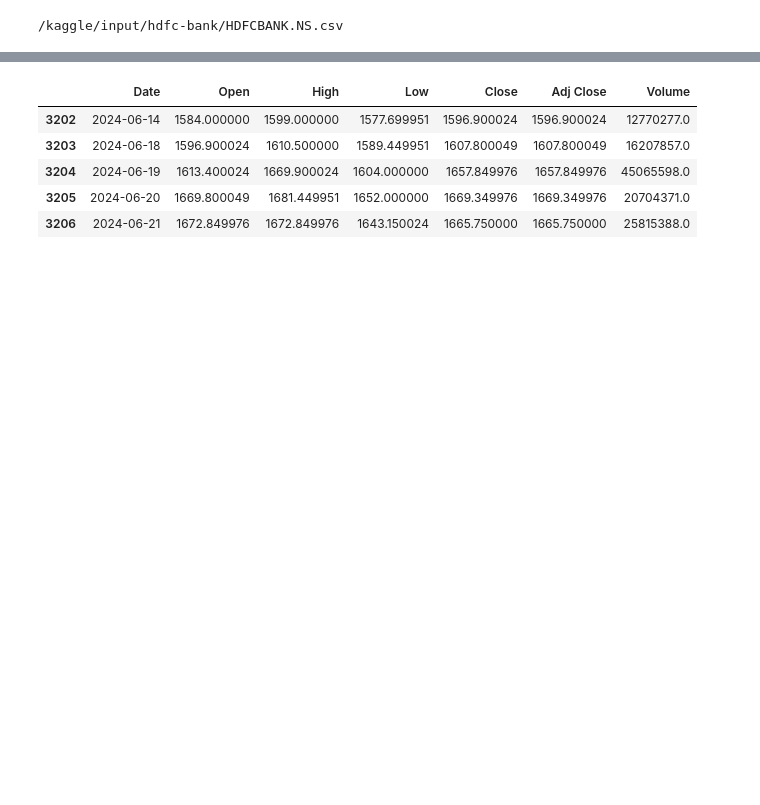
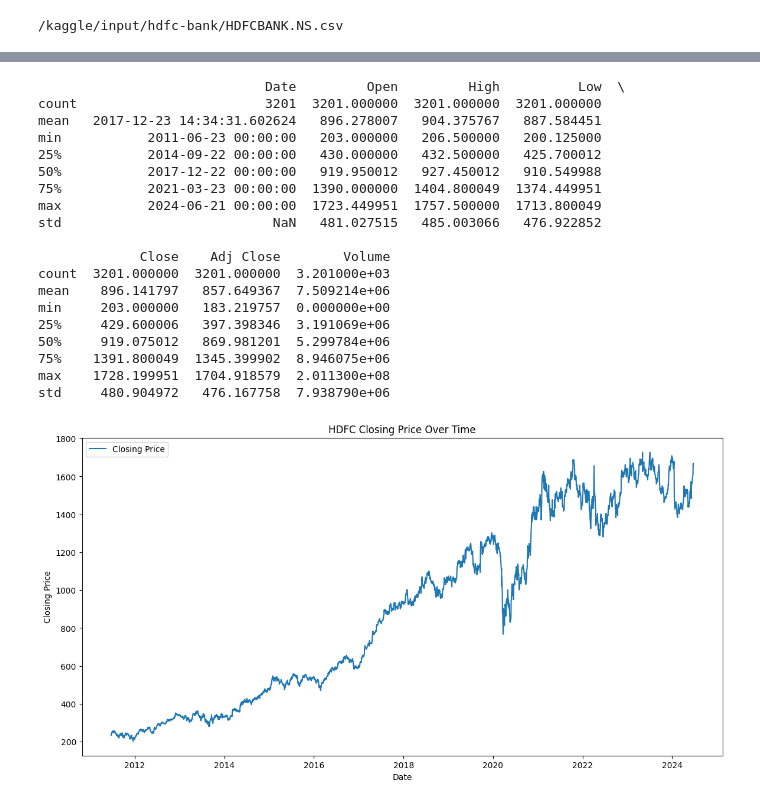
Before and after one commit to diwa-hack/HDFC_BANK-stock, a Jupyter notebook: project-lstm.ipynb, the cells around one changed output, grey strips where cells are left out. Saved outputs shown, nothing was run; the diff lists cells and outputs as text; code cells hidden in the pictures; blank space fills up the shorter version.

```diff
--- a/project-lstm.ipynb
+++ b/project-lstm.ipynb
@@ -36,9 +50,0 @@ df = pd.read_csv('/kaggle/input/hdfc-bank/HDFCBANK.NS.csv')
-# %%
-df.tail()
-# %% [output]
-|  | Date | Open | High | Low | Close | Adj Close | Volume |
-| 3202 | 2024-06-14 | 1584.000000 | 1599.000000 | 1577.699951 | 1596.900024 | 1596.900024 | 12770277.0 |
-| 3203 | 2024-06-18 | 1596.900024 | 1610.500000 | 1589.449951 | 1607.800049 | 1607.800049 | 16207857.0 |
-| 3204 | 2024-06-19 | 1613.400024 | 1669.900024 | 1604.000000 | 1657.849976 | 1657.849976 | 45065598.0 |
-| 3205 | 2024-06-20 | 1669.800049 | 1681.449951 | 1652.000000 | 1669.349976 | 1669.349976 | 20704371.0 |
-| 3206 | 2024-06-21 | 1672.849976 | 1672.849976 | 1643.150024 | 1665.750000 | 1665.750000 | 25815388.0 |
@@ -55,0 +51,33 @@ df = df.drop(columns=['Date'])
+# %%
+import matplotlib.pyplot as plt
+
+print(data.describe())
+
+plt.figure(figsize=(14, 7))
+plt.plot(data['Date'], data['Close'], label='Closing Price')
+plt.xlabel('Date')
+plt.ylabel('Closing Price')
+plt.title('HDFC Closing Price Over Time')
+plt.legend()
+plt.show()
+# %% [output]
+                             Date         Open         High          Low  \
+count                        3201  3201.000000  3201.000000  3201.000000
+mean   2017-12-23 14:34:31.602624   896.278007   904.375767   887.584451
+min           2011-06-23 00:00:00   203.000000   206.500000   200.125000
+25%           2014-09-22 00:00:00   430.000000   432.500000   425.700012
+50%           2017-12-22 00:00:00   919.950012   927.450012   910.549988
+75%           2021-03-23 00:00:00  1390.000000  1404.800049  1374.449951
+max           2024-06-21 00:00:00  1723.449951  1757.500000  1713.800049
+std                           NaN   481.027515   485.003066   476.922852
+
+             Close    Adj Close        Volume
+count  3201.000000  3201.000000  3.201000e+03
+mean    896.141797   857.649367  7.509214e+06
+min     203.000000   183.219757  0.000000e+00
+25%     429.600006   397.398346  3.191069e+06
+50%     919.075012   869.981201  5.299784e+06
+75%    1391.800049  1345.399902  8.946075e+06
+max    1728.199951  1704.918579  2.011300e+08
+std     480.904972   476.167758  7.938790e+06
+[figure, added]
```
Also changed, not shown: parts of 21 cells of this notebook.
